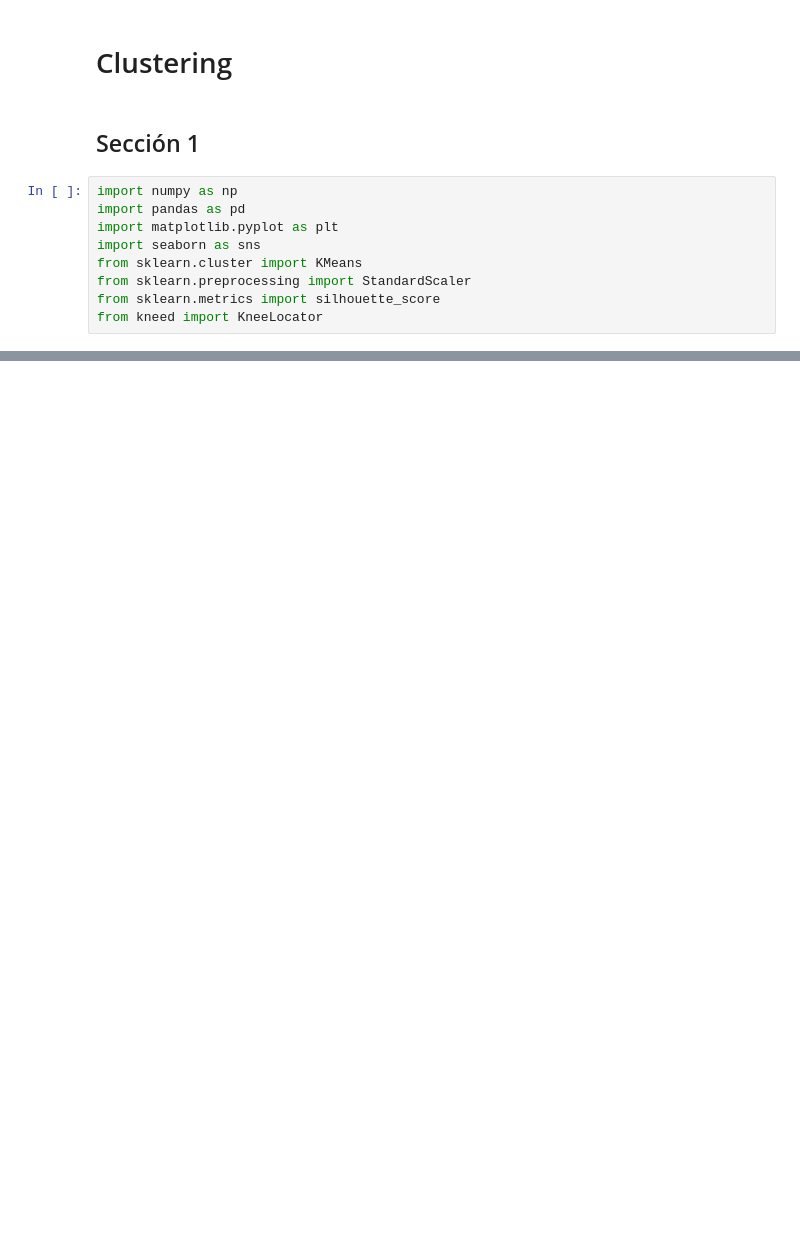
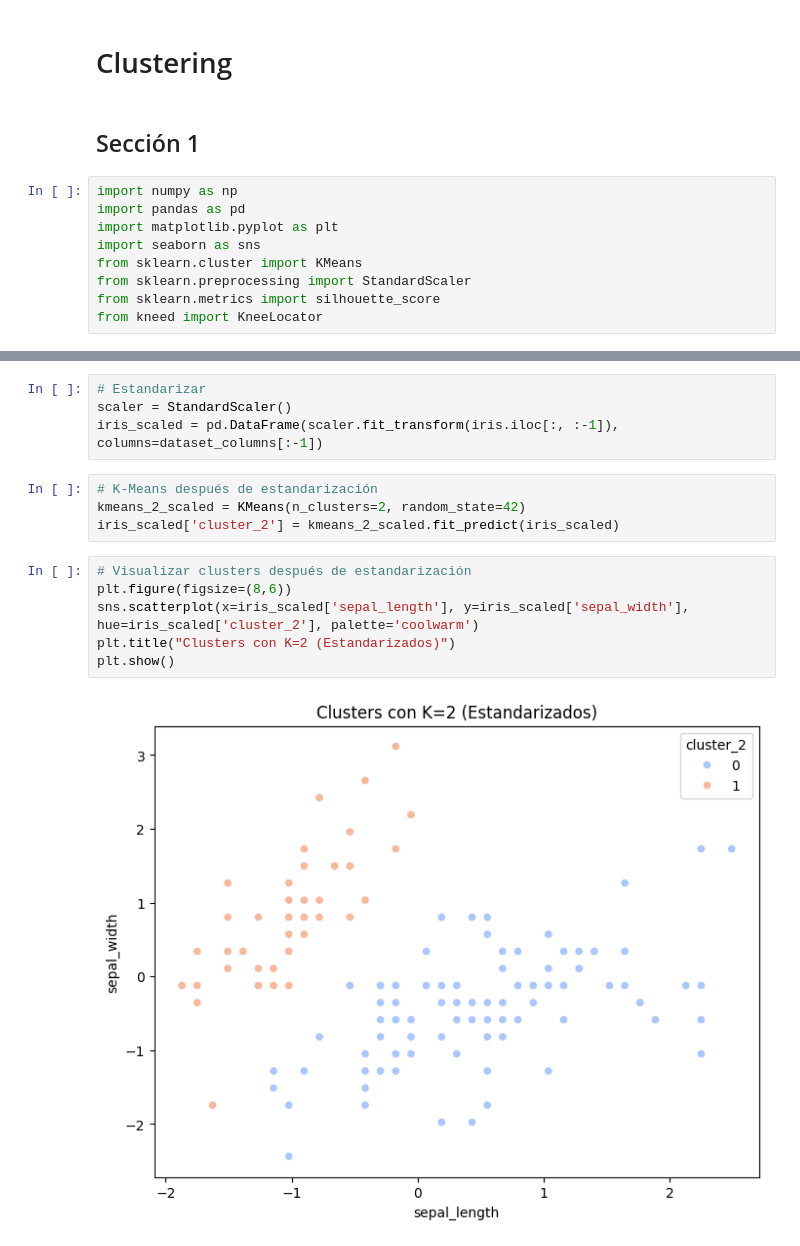
Before and after one commit to Riv2oo4/HT2_CLUSTERING, a Jupyter notebook: cluster.ipynb, the cells around one changed output, grey strips where cells are left out. Saved outputs shown, nothing was run; the diff lists cells and outputs as text; blank space fills up the shorter version.

```diff
--- a/cluster.ipynb
+++ b/cluster.ipynb
@@ -28,3 +38,19 @@ plt.title("Clusters con K=2 usando Sépalos")
 plt.show()
 # %% [output]
 [figure]
+# %%
+# Estandarizar
+scaler = StandardScaler()
+iris_scaled = pd.DataFrame(scaler.fit_transform(iris.iloc[:, :-1]), columns=dataset_columns[:-1])
+# %%
+# K-Means después de estandarización
+kmeans_2_scaled = KMeans(n_clusters=2, random_state=42)
+iris_scaled['cluster_2'] = kmeans_2_scaled.fit_predict(iris_scaled)
+# %%
+# Visualizar clusters después de estandarización
+plt.figure(figsize=(8,6))
+sns.scatterplot(x=iris_scaled['sepal_length'], y=iris_scaled['sepal_width'], hue=iris_scaled['cluster_2'], palette='coolwarm')
+plt.title("Clusters con K=2 (Estandarizados)")
+plt.show()
+# %% [output]
+[figure, added]
```
Also changed, not shown: parts of 13 cells of this notebook.
